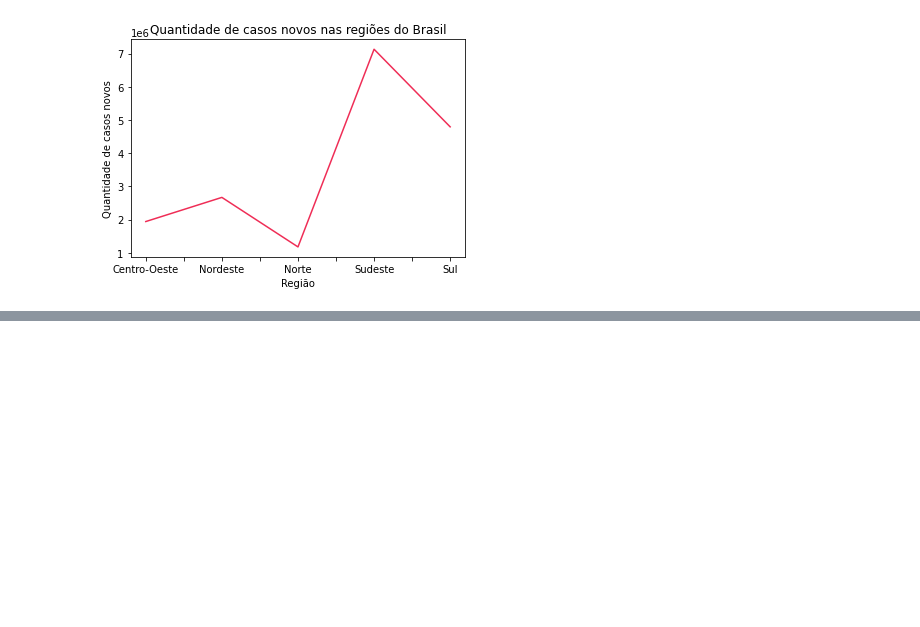
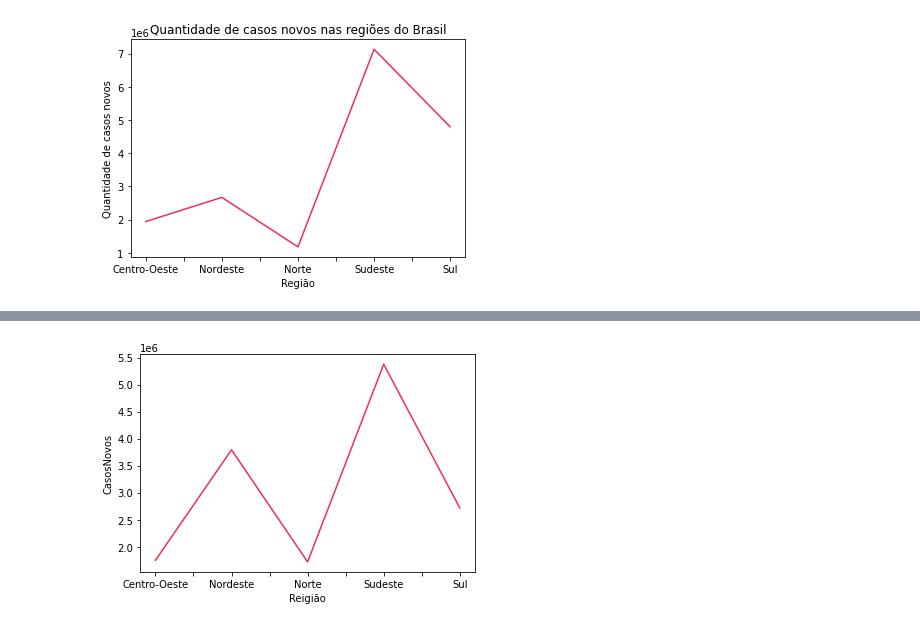
Before and after one commit to GabriellMiranda/TP-Dados-Analise-de-dados-de-covid, a Jupyter notebook: Trabalho_de_Dados.ipynb, the cells around one changed output, grey strips where cells are left out. Drawn from its saved outputs; the diff is of its cells as text; code cells hidden in the pictures; blank space fills up the shorter version.

```diff
--- a/Trabalho_de_Dados.ipynb
+++ b/Trabalho_de_Dados.ipynb
@@ -461,0 +477,8 @@ Name: casosNovos, dtype: int64
+# %%
+casosNovos2020  = RegioesBrasil2020.groupby('regiao')
+casosNovos2020.sum()['casosNovos'].plot(c='#EF2D56')
+plt.ylabel('CasosNovos')
+plt.xlabel('Reigião')
+plt.show()
+# %% [output]
+[figure, added]
```
Also changed, not shown: parts of 10 cells of this notebook.
